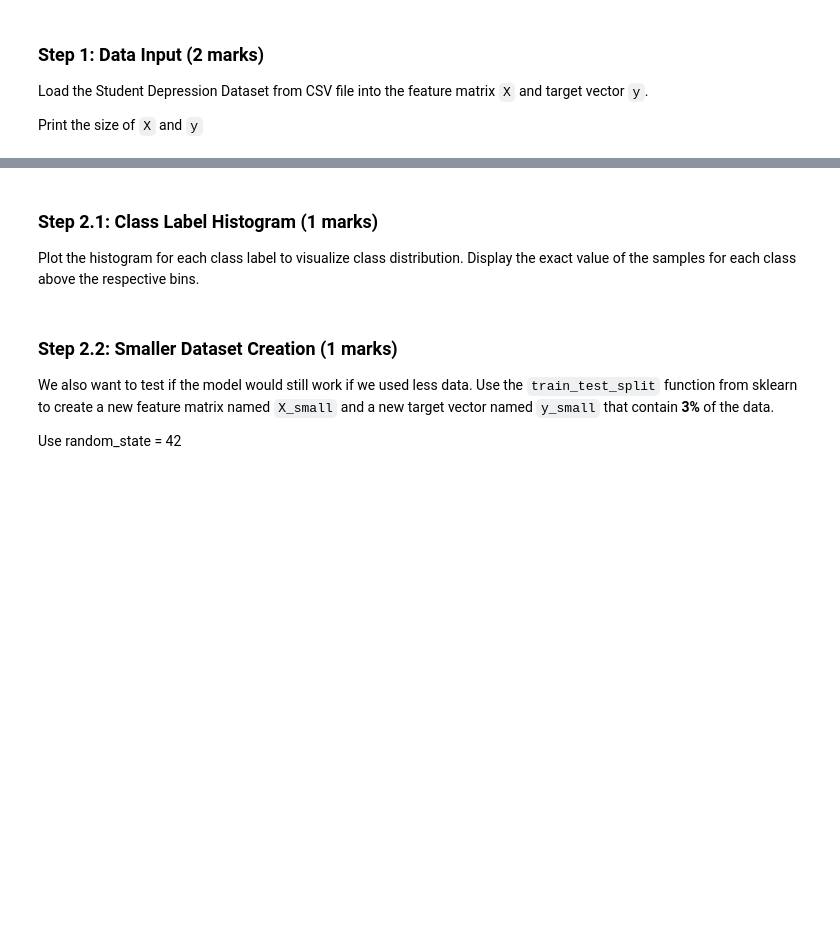
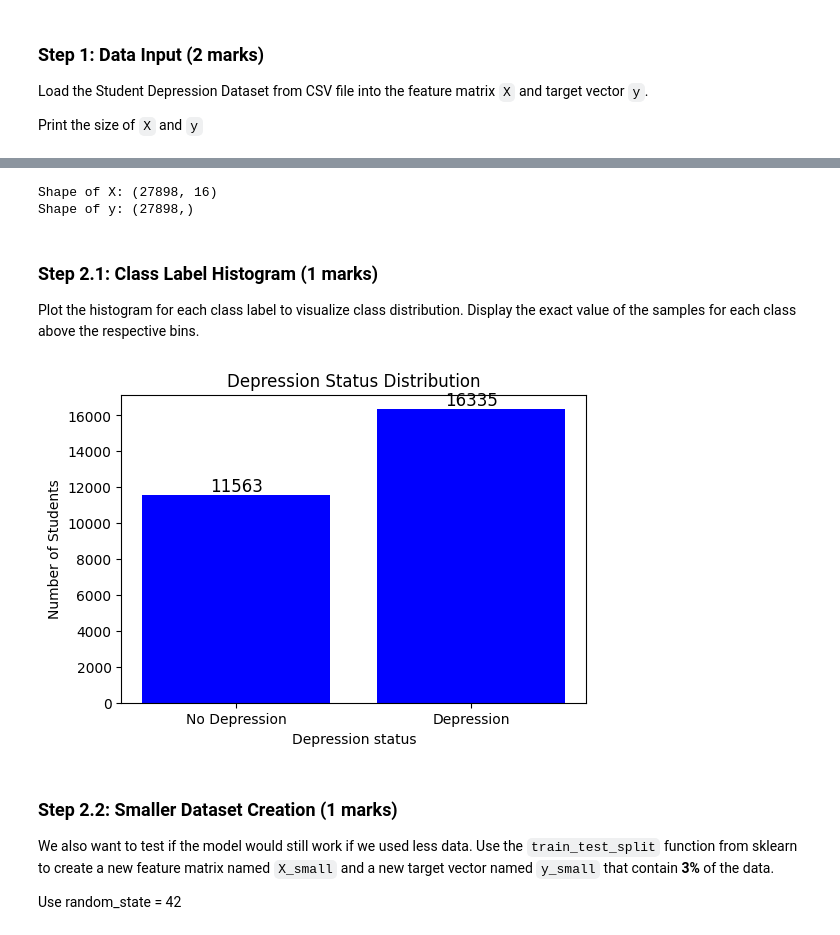
Before and after one commit to caydincleland/ENGG680_2025_Fall_group8Fork, a Jupyter notebook: assignment2/Assignment2_Upload.ipynb, the cells around one changed output, grey strips where cells are left out. Drawn from its saved outputs; the diff is of its cells as text; code cells hidden in the pictures; blank space fills up the shorter version.

```diff
--- a/assignment2/Assignment2_Upload.ipynb
+++ b/assignment2/Assignment2_Upload.ipynb
@@ -806,16 +864,19 @@ Load the Student Depression Dataset from CSV file into the feature matrix `X` an
 Print the size of `X` and `y`
 # %%
 # Load the Student Depression Dataset
-data = pd.read_csv('')
+data = pd.read_csv("Assignment 2 Data/part2_data/Student Depression Dataset.csv")
 
 # Basic data preprocessing
-data.drop(   )  # Remove irrelevant ID column
-data.dropna(   )  # Remove rows with missing values
-data.drop_duplicates(   )  # Remove duplicate rows
+data = data.drop( 'id'  , axis=1)  # Remove irrelevant ID column
+data=data.dropna(   )  # Remove rows with missing values
+data=data.drop_duplicates(   )  # Remove duplicate rows
 
 # Remove 'Other' category entries as they provide no useful information (1 marks)
 # your code here
+#there is no 'other' category in any column so no action needed
 
 
 # Print the shape of the dataset after preprocessing and display the first 5 rows using head()
 # your code here
+print(f'Dataset shape after preprocessing: {data.shape}')
+print(data.head())
@@ -833,11 +912,16 @@ for col in categorical_columns:
         data[col] = labelencoder.fit_transform(data[col])
 
 # Prepare feature matrix X and target vector y (1 marks)
-y =  # Target vector
-X =  # Feature matrix
+y = data['Depression'] # Target vector
+X = data.drop('Depression', axis=1)  # Feature matrix
 
 # Display sizes of X and y
-# your code here
+#your code here
+print(f'Shape of X: {X.shape}')
+print(f'Shape of y: {y.shape}')
+# %% [output]
+Shape of X: (27898, 16)
+Shape of y: (27898,)
 # %% [markdown]
 ### Step 2.1: Class Label Histogram (1 marks)
 
@@ -855,3 +929,27 @@ plt.show()
+# %%
+# Check the class distribution of y
+class_counts = y.value_counts()  # y is target vector
+
+# Plot
+plt.figure(figsize=(6,4))
+bars = plt.bar(class_counts.index, class_counts.values, color='blue')
+plt.xlabel('Depression status')
+plt.ylabel('Number of Students')
+plt.title('Depression Status Distribution')
+
+
+# Display exact values for each bin in the histogram
+# hint: Use for loop
+# your code here
+
+for bar in bars:
+    height = bar.get_height()
+    plt.text(bar.get_x() + bar.get_width()/2, height, str(height),
+             ha='center', va='bottom', fontsize=12)
+plt.xticks([0, 1], ['No Depression', 'Depression'])
+plt.show()
+# %% [output]
+[figure, added]
 # %% [markdown]
 ### Step 2.2: Smaller Dataset Creation (1 marks)
 
```
Also changed, not shown: parts of 40 cells of this notebook.
